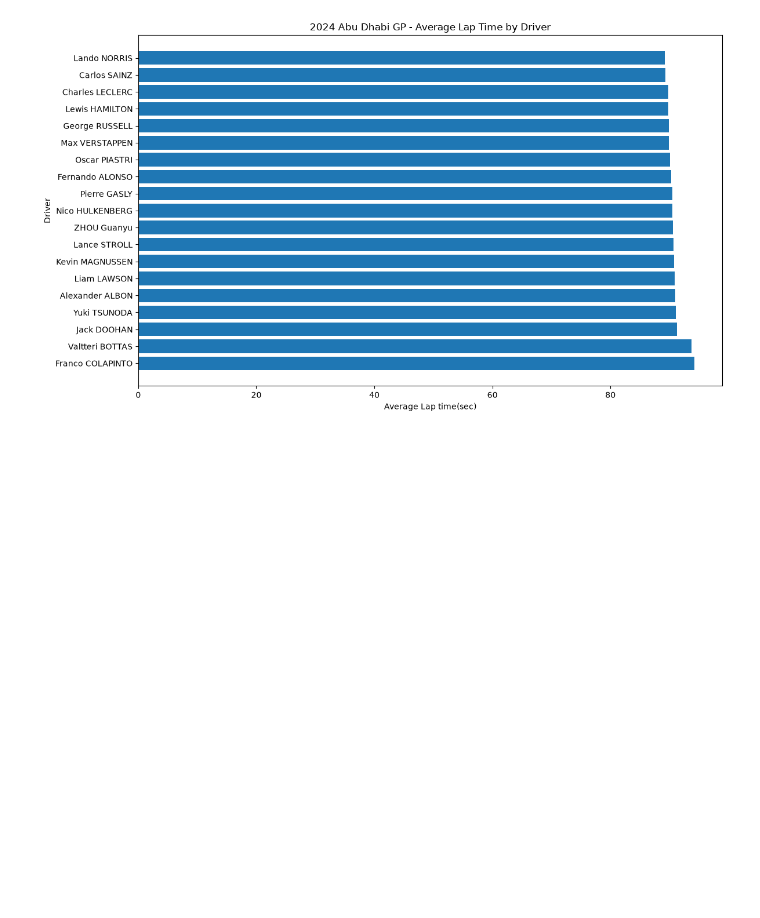
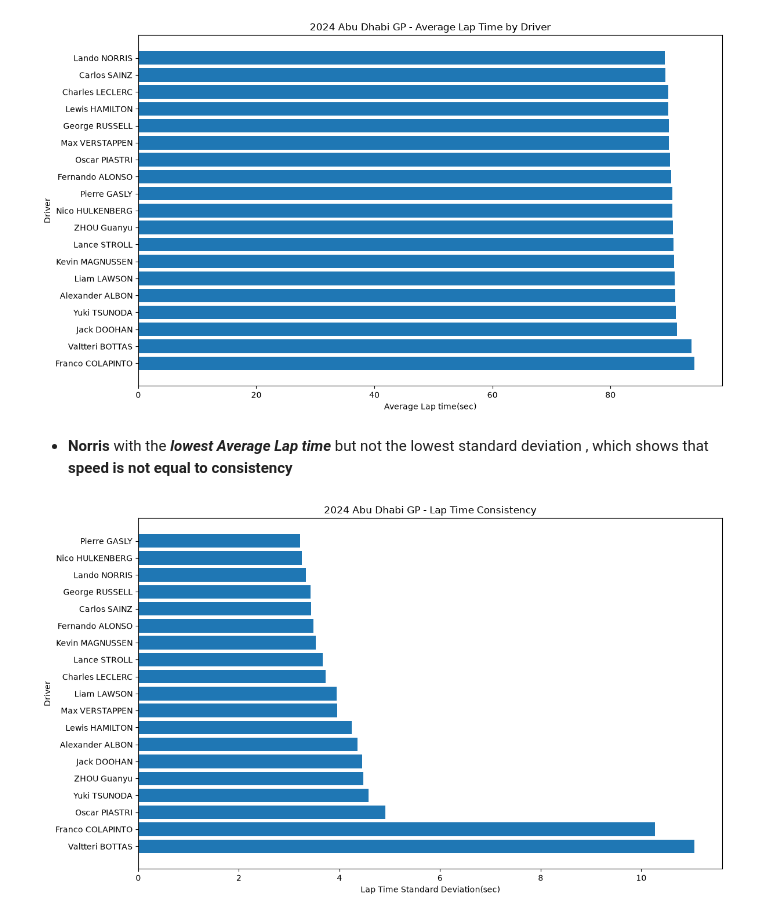
Before and after one commit to usma414/F1-Race-Intelligence-System, a Jupyter notebook: notebooks/01_initial_data_exploration.ipynb, the cells around one changed output. Cells and saved outputs as stored; diff of their text form; code cells hidden in the pictures; blank space fills up the shorter version.

Commit message:
2024 Abu Dhabi GP - Pace vs Consistency

```diff
--- a/notebooks/01_initial_data_exploration.ipynb
+++ b/notebooks/01_initial_data_exploration.ipynb
@@ -362,3 +364,28 @@ plt.tight_layout()
 plt.show()
 # %% [output]
 [figure]
+# %% [markdown]
+- **Norris** with the ***lowest Average Lap time*** but not the lowest standard deviation , which shows that **speed is not equal to consistency**
+# %%
+import matplotlib.pyplot as plt
+
+consistency = driver_performance.sort_values(
+    by="std"
+)
+
+plt.figure(figsize=(12,7))
+
+plt.barh(
+    consistency['full_name'],
+    consistency['std']
+)
+
+plt.title("2024 Abu Dhabi GP - Lap Time Consistency")
+plt.xlabel("Lap Time Standard Deviation(sec)")
+plt.ylabel("Driver")
+
+plt.gca().invert_yaxis()
+plt.tight_layout()
+plt.show()
+# %% [output]
+[figure, added]
```
Also changed, not shown: parts of 12 cells of this notebook.
